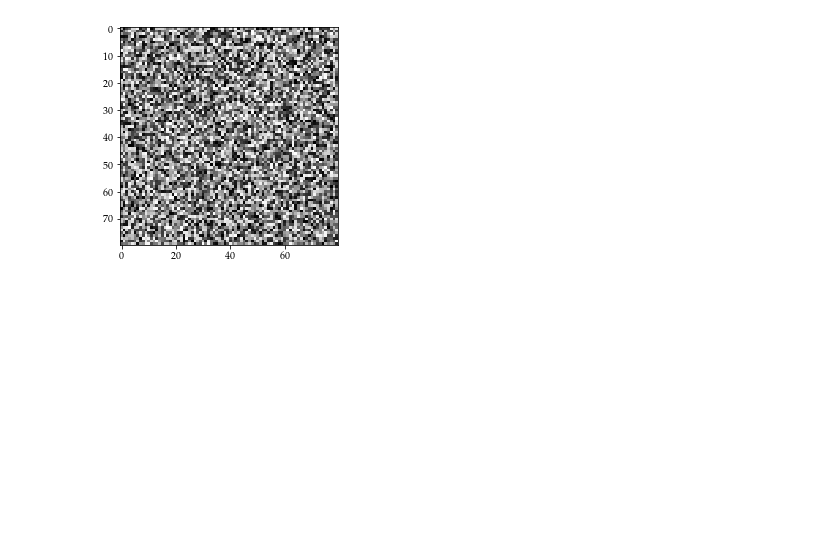
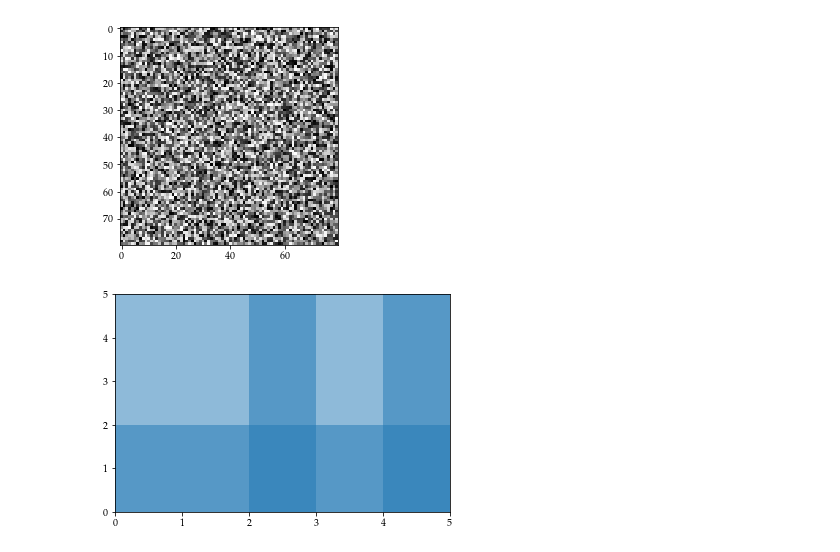
Before and after one commit to coreygirard/less, a Jupyter notebook: labs.ipynb, the cells around one changed output. Saved outputs shown, nothing was run; the diff lists cells and outputs as text; code cells hidden in the pictures; blank space fills up the shorter version.

```diff
--- a/labs.ipynb
+++ b/labs.ipynb
@@ -833,3 +833,59 @@ plt.imshow(data, cmap='binary')
 plt.show()
 # %% [output]
 [figure]
+# %%
+import matplotlib.pyplot as plt
+
+def background(ax, *args, **kwargs):
+    color = kwargs.pop('color', None)
+
+    xlim = kwargs.pop('xlim', None)
+    if xlim:
+        ax.axvspan(*xlim, facecolor=color, alpha=0.5)
+
+    ylim = kwargs.pop('ylim', None)
+    if ylim:
+        ax.axhspan(*ylim, facecolor=color, alpha=0.5)
+
+    xmin = kwargs.pop('xmin', None)
+    if xmin:
+        ax.axvspan(xmin=xmin, xmax=ax.get_xlim()[1], facecolor=color, alpha=0.5)
+
+    xmax = kwargs.pop('xmax', None)
+    if xmax:
+        ax.axvspan(xmin=ax.get_xlim()[0], xmax=xmax, facecolor=color, alpha=0.5)
+
+    ymin = kwargs.pop('ymin', None)
+    if ymin:
+        ax.axhspan(ymin=ymin, ymax=ax.get_ylim()[1], facecolor=color, alpha=0.5)
+
+    ymax = kwargs.pop('ymax', None)
+    if ymax:
+        ax.axhspan(ymin=ax.get_ylim()[0], ymax=ymax, facecolor=color, alpha=0.5)
+
+
+
+
+plt.figure()
+plt.xlim(0, 5)
+plt.ylim(0, 5)
+ax = plt.gca()
+
+'''
+chart.background(xlim=(2, 5), ylim=(-1, 1), color='grey-100')
+chart.background(xlim=(2, 5), color='#ddd')
+chart.background(ylim=(-1, 1), color='#eeeeee')
+chart.background(xmin=2)
+chart.background(xlim=(2, 5), ymin=0)
+chart.background(color='black')
+'''
+
+background(ax, xlim=(2, 5))
+background(ax, xmax=3)
+background(ax, xmin=4)
+background(ax, ymax=2)
+#plt.axvspan(3, 5, facecolor='b', alpha=0.5)
+
+plt.show()
+# %% [output]
+[figure, added]
```
Also changed, not shown: 1 other file.
